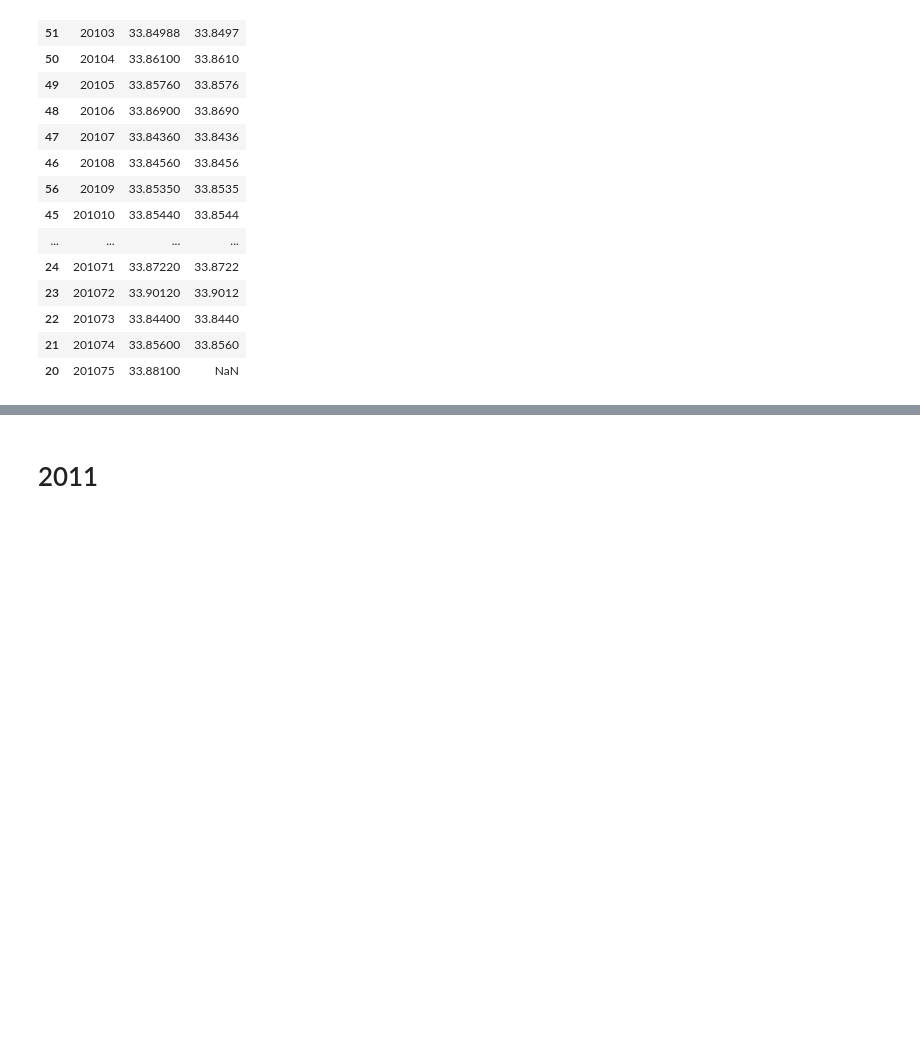
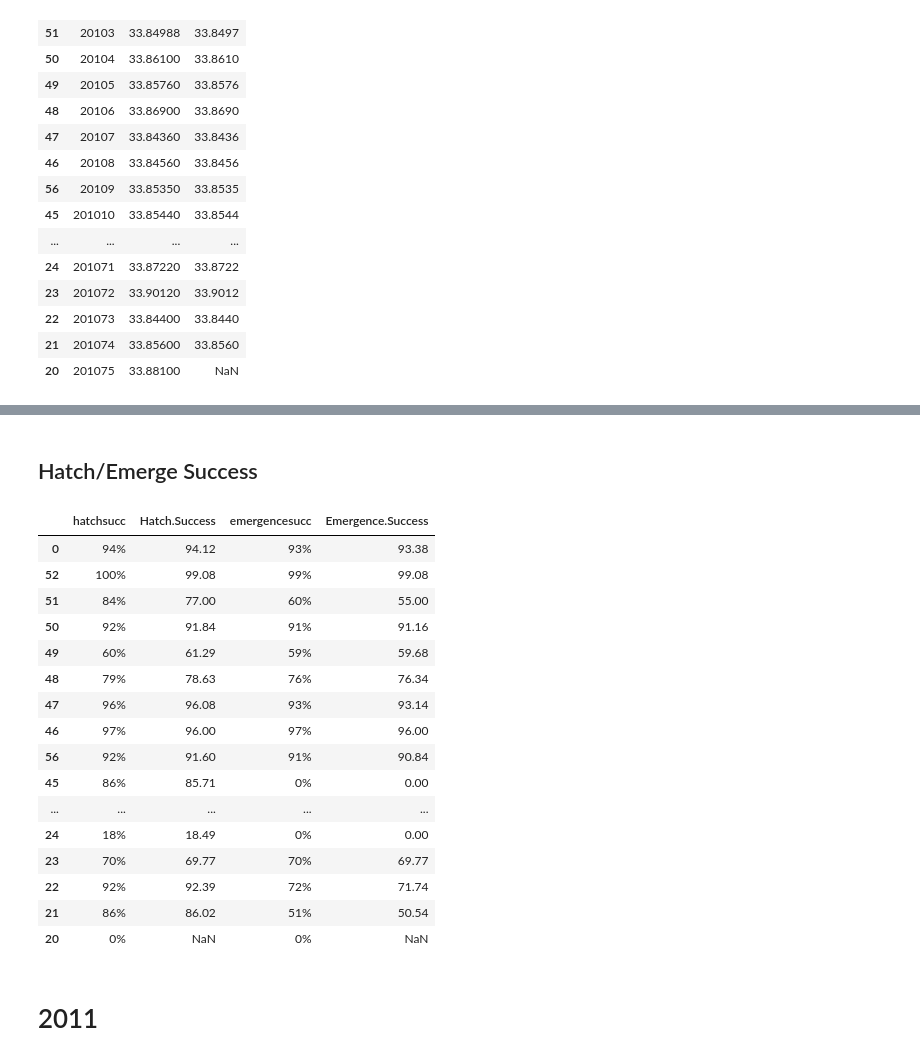
Before and after one commit to Chemmy96/BHIC, a Jupyter notebook: MergedSet.ipynb, the cells around one changed output, grey strips where cells are left out. Saved outputs shown, nothing was run; the diff lists cells and outputs as text; code cells hidden in the pictures; blank space fills up the shorter version.

```diff
--- a/MergedSet.ipynb
+++ b/MergedSet.ipynb
@@ -151,3 +299,25 @@ merge10[['id','final_lat','Latitude']]
+# %% [markdown]
+## Hatch/Emerge Success
+# %%
+merge10[['hatchsucc','Hatch.Success','emergencesucc','Emergence.Success']]
+# %% [output]
+|  | hatchsucc | Hatch.Success | emergencesucc | Emergence.Success |
+| 0 | 94% | 94.12 | 93% | 93.38 |
+| 52 | 100% | 99.08 | 99% | 99.08 |
+| 51 | 84% | 77.00 | 60% | 55.00 |
+| 50 | 92% | 91.84 | 91% | 91.16 |
+| 49 | 60% | 61.29 | 59% | 59.68 |
+| 48 | 79% | 78.63 | 76% | 76.34 |
+| 47 | 96% | 96.08 | 93% | 93.14 |
+| 46 | 97% | 96.00 | 97% | 96.00 |
+| 56 | 92% | 91.60 | 91% | 90.84 |
+| 45 | 86% | 85.71 | 0% | 0.00 |
+| ... | ... | ... | ... | ... |
+| 24 | 18% | 18.49 | 0% | 0.00 |
+| 23 | 70% | 69.77 | 70% | 69.77 |
+| 22 | 92% | 92.39 | 72% | 71.74 |
+| 21 | 86% | 86.02 | 51% | 50.54 |
+| 20 | 0% | NaN | 0% | NaN |
 # %% [markdown]
 # 2011
 # %%
```
Also changed, not shown: parts of 121 cells of this notebook.
